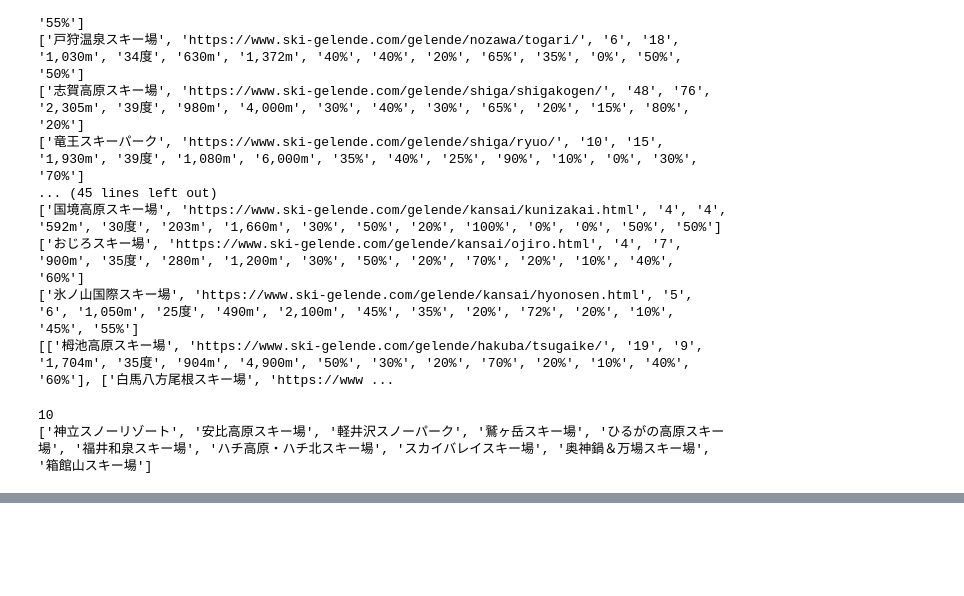
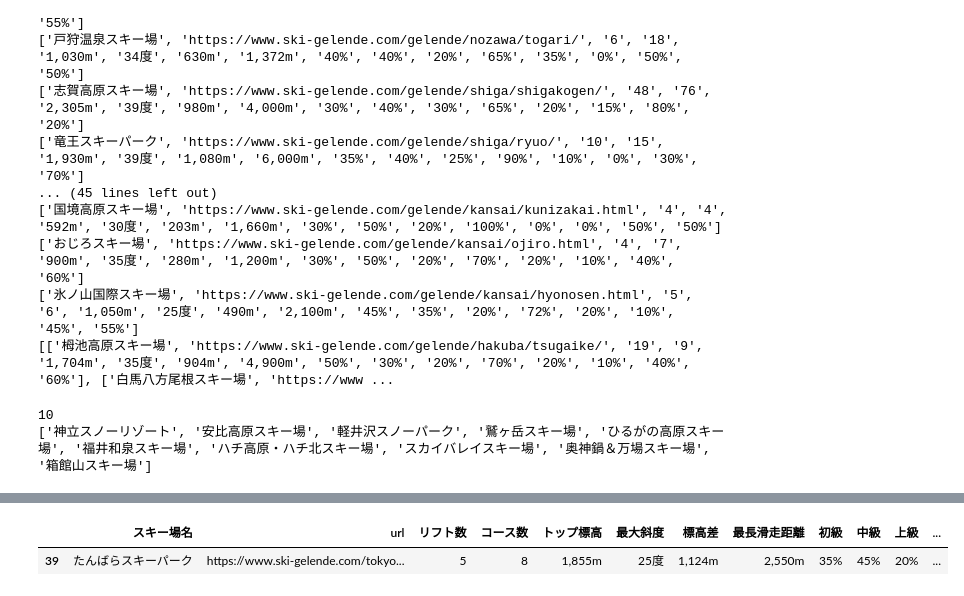
Before and after one commit to miharu1414/miharu1414.github.io, a Jupyter notebook: namiki.ipynb, the cells around one changed output, grey strips where cells are left out. Cells and saved outputs as stored; diff of their text form; code cells hidden in the pictures; blank space fills up the shorter version.

```diff
--- a/namiki.ipynb
+++ b/namiki.ipynb
@@ -388,0 +413,7 @@ df_data[df_data["最長滑走距離"].astype('int')>3000]
+# %%
+name = input()
+columns = df.columns
+df[df[columns[0]].str.contains(name)]
+# %% [output]
+|  | スキー場名 | url | リフト数 | コース数 | トップ標高 | 最大斜度 | 標高差 | 最長滑走距離 | 初級 | 中級 | 上級 | ... |
+| 39 | たんばらスキーパーク | https://www.ski-gelende.com/tokyo... | 5 | 8 | 1,855m | 25度 | 1,124m | 2,550m | 35% | 45% | 20% | ... |
```
Also changed, not shown: parts of 2 cells of this notebook, 1 other file.
